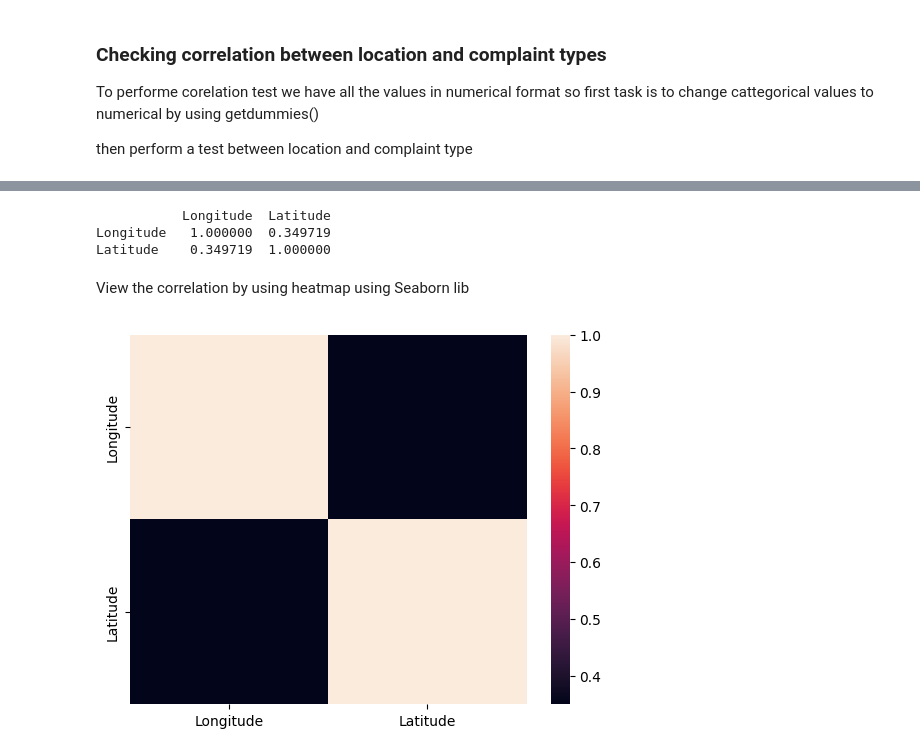
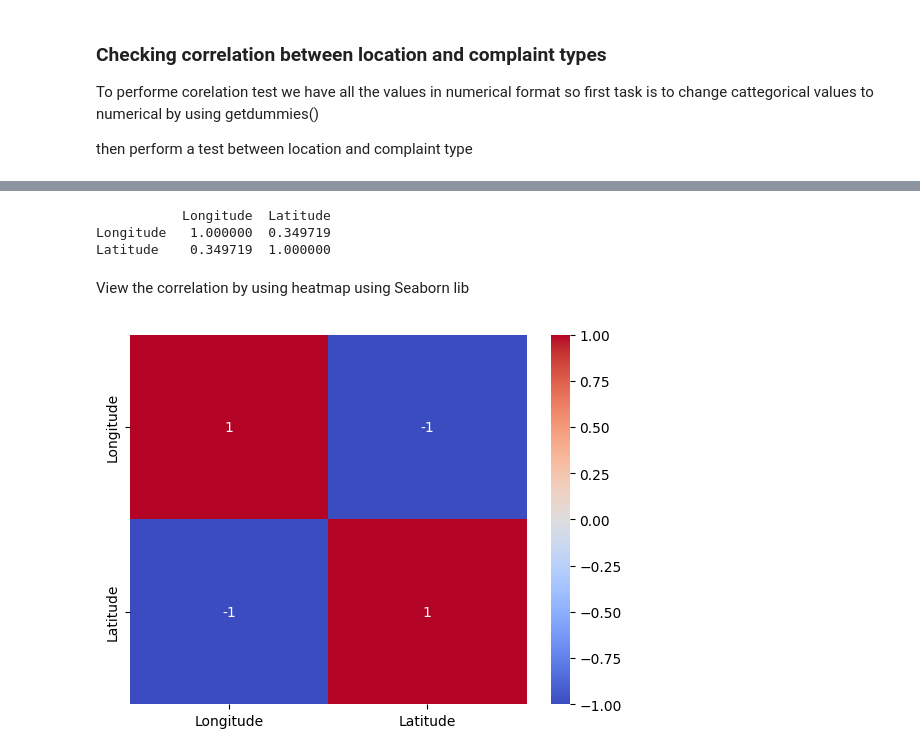
Before and after one commit to manish55shukla/Customer-Service-Request-Analysis, a Jupyter notebook: Customer_Service_Request_Analysis.ipynb, the cells around one changed output, grey strips where cells are left out. Saved outputs shown, nothing was run; the diff lists cells and outputs as text; code cells hidden in the pictures.

```diff
--- a/Customer_Service_Request_Analysis.ipynb
+++ b/Customer_Service_Request_Analysis.ipynb
@@ -484,19 +510,26 @@ City_Woodside         bool
 Length: 233, dtype: object
-# %%
-# Convert non-numeric columns to numeric, if possible, or drop them
-# For example, if you want to drop non-numeric columns:
-corr_test_data = corr_test_data.select_dtypes(include=[np.number])
-
-# Now calculate the correlation
-correlation_matrix = corr_test_data.corr()
-print(correlation_matrix)
-# %% [output]
-           Longitude  Latitude
-Longitude   1.000000  0.349719
-Latitude    0.349719  1.000000
+# %%
+
+# Convert columns that should be numeric to numeric, if possible
+corr_test_data['Longitude'] = pd.to_numeric(corr_test_data['Longitude'], errors='coerce')
+corr_test_data['Latitude'] = pd.to_numeric(corr_test_data['Latitude'], errors='coerce')
+
+# Convert categorical columns to numeric
+corr_test_data = pd.get_dummies(corr_test_data)
+
+# Now, keep only the numeric columns
+corr_test_data_numeric = corr_test_data.select_dtypes(include=[np.number])
+
+# Calculate the correlation matrix
+correlation_matrix = corr_test_data_numeric.corr()
+print(correlation_matrix)
+# %% [output]
+           Longitude  Latitude
+Longitude   1.000000  0.349719
+Latitude    0.349719  1.000000
 # %% [markdown]
 View the correlation by using heatmap using Seaborn lib
-# %%
-ax = sns.heatmap(corr_test_data.corr())
-# %% [output]
-[figure, removed]
+# %%
+ax = sns.heatmap(correlation_matrix.corr(),annot=True, cmap="coolwarm", vmin=-1, vmax=1)
+# %% [output]
+[figure, added]
```
Also changed, not shown: parts of 13 cells of this notebook.
